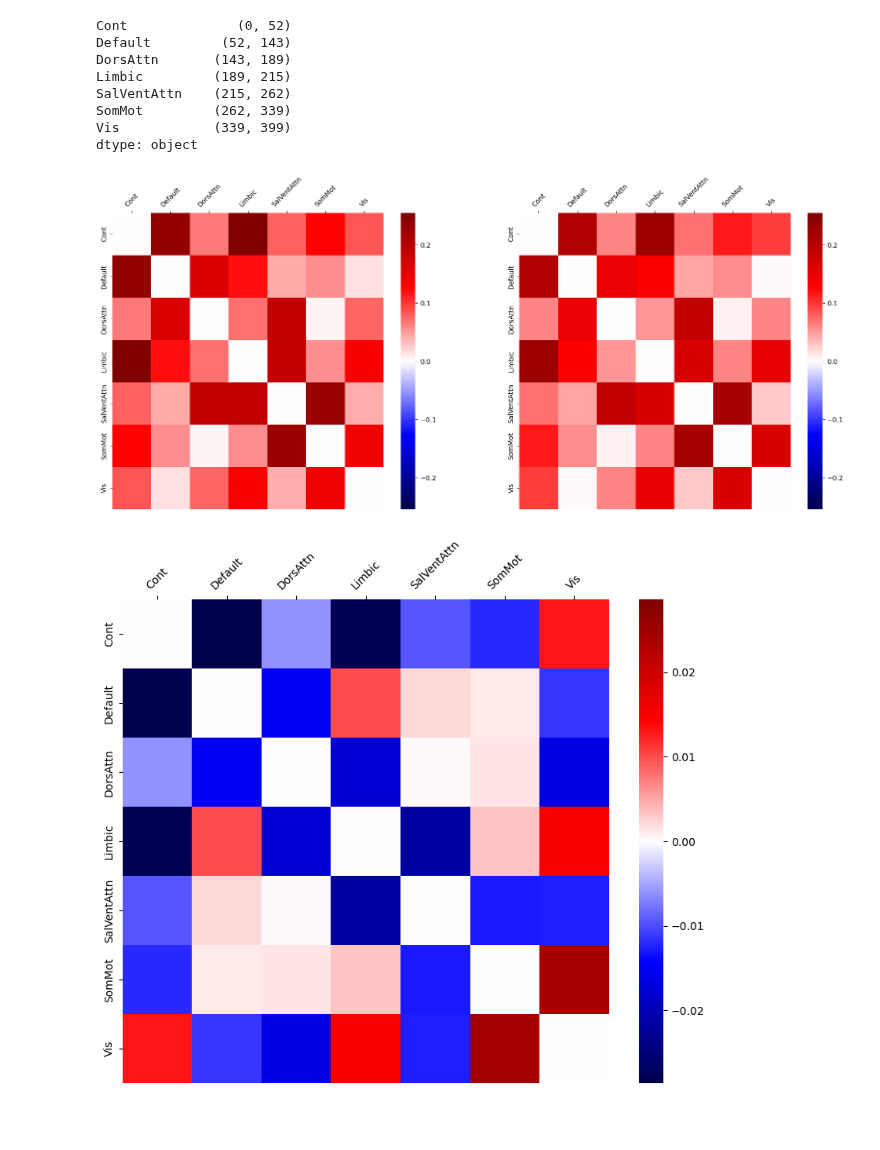
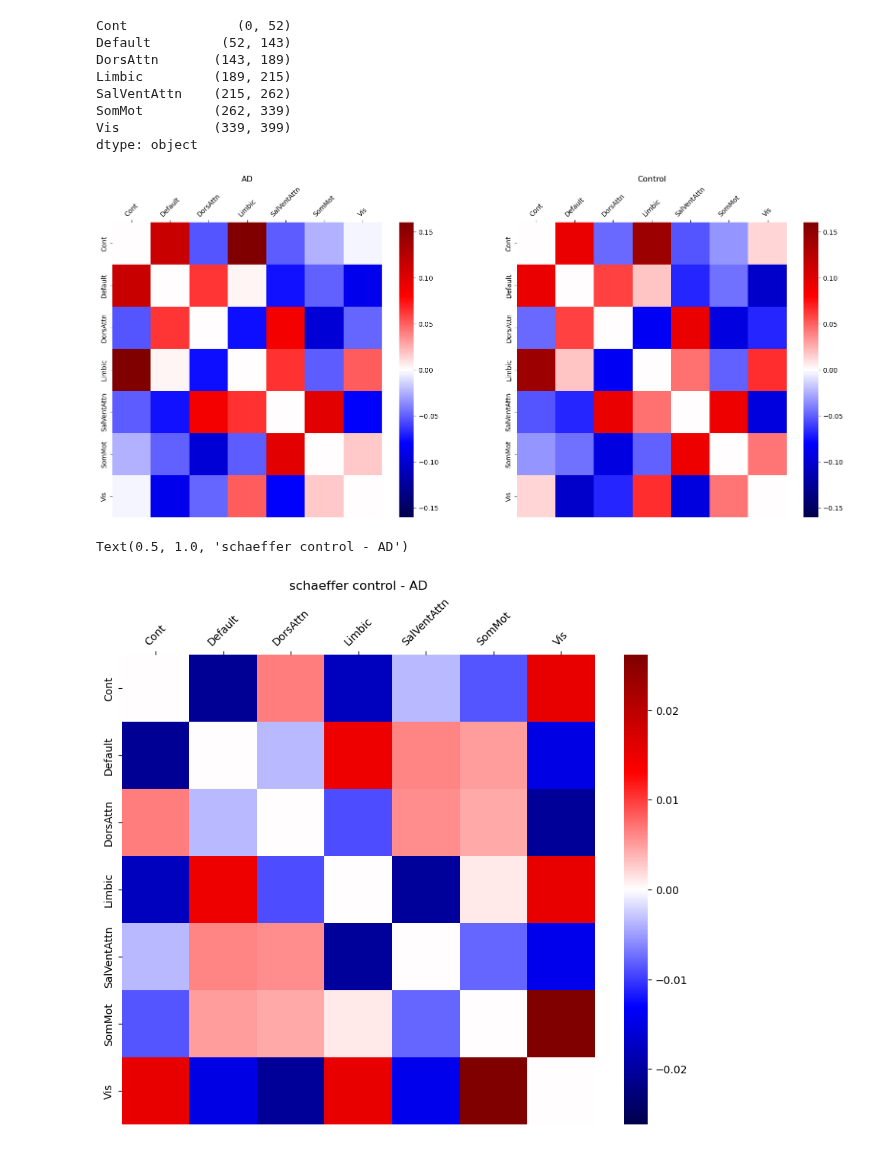
Before and after one commit to jonathan-legrand/bold-dementia, a Jupyter notebook: notebooks/network_analysis.ipynb, the cells around one changed output. Saved outputs shown, nothing was run; the diff lists cells and outputs as text; code cells hidden in the pictures; blank space fills up the shorter version.

```diff
--- a/notebooks/network_analysis.ipynb
+++ b/notebooks/network_analysis.ipynb
@@ -23,7 +23,7 @@ from bold_dementia.utils.iterables import unique, itersize
 ATLAS = "schaeffer"
 SOFT = False
 matrices_path = Path(
-    f"{config['data_dir']}/output/connectivity/atlas-{ATLAS}_strategy-high_pass-motion-wm_csf_motion-full_wm_csf-basic"
+    f"{config['data_dir']}/output/connectivity/atlas-{ATLAS}_sex-balanced_strategy-high_pass-motion-wm_csf-global_signal"
 )
 # %%
 AD_matrices = joblib.load(matrices_path / "AD.joblib")
@@ -111,30 +111,32 @@ dtype: object
 # %%
 AD_nnc = network_to_network_connectivity(AD, network_to_idx)
 control_nnc = network_to_network_connectivity(control, network_to_idx)
 
 fig, (ax1, ax2) = plt.subplots(1, 2, figsize=(20, 8))
 
 
 AD_nnc_mat = reshape_pvalues([ic[2] for ic in AD_nnc])
 control_nnc_mat = reshape_pvalues([ic[2] for ic in control_nnc])
 
 AD_span = np.max(abs(AD_nnc_mat))
 control_span = np.max(abs(control_nnc_mat))
 span = max(AD_span, control_span)
 heat_kwargs = {"vmin": -span, "vmax":span, "cmap":"seismic", "xticklabels":unique_m, "yticklabels":unique_m}
 
 sns.heatmap(AD_nnc_mat, ax=ax1, **heat_kwargs)
 
 sns.heatmap(control_nnc_mat, ax=ax2, **heat_kwargs)
 
 ax1.tick_params(axis="x", labelrotation=45)
 ax1.xaxis.tick_top()
+ax1.set_title("AD")
 ax2.tick_params(axis='x', labelrotation=45)
+ax2.set_title("Control")
 ax2.xaxis.tick_top()
 
 plt.show()
 # %% [output]
-[figure, old version]
+[figure, new version]
 # %%
 diff = control_nnc_mat - AD_nnc_mat
 dspan = np.max(abs(diff))
@@ -149,8 +151,10 @@ plt.subplots(1, 1, figsize=(10, 8))
 ax = sns.heatmap(diff, vmin=-dspan, vmax=dspan, **heat_kwargs)
 ax.xaxis.tick_top()
 ax.tick_params(axis="x", labelrotation=45)
+ax.set_title(f"{ATLAS} control - AD")
 # %% [output]
+Text(0.5, 1.0, 'schaeffer control - AD')
-[figure, old version]
+[figure, new version]
 # %%
 plt.hist(diff.flatten(), histtype="step")
 # %% [output]
```
Also changed, not shown: parts of 3 cells of this notebook, 1 other file.
